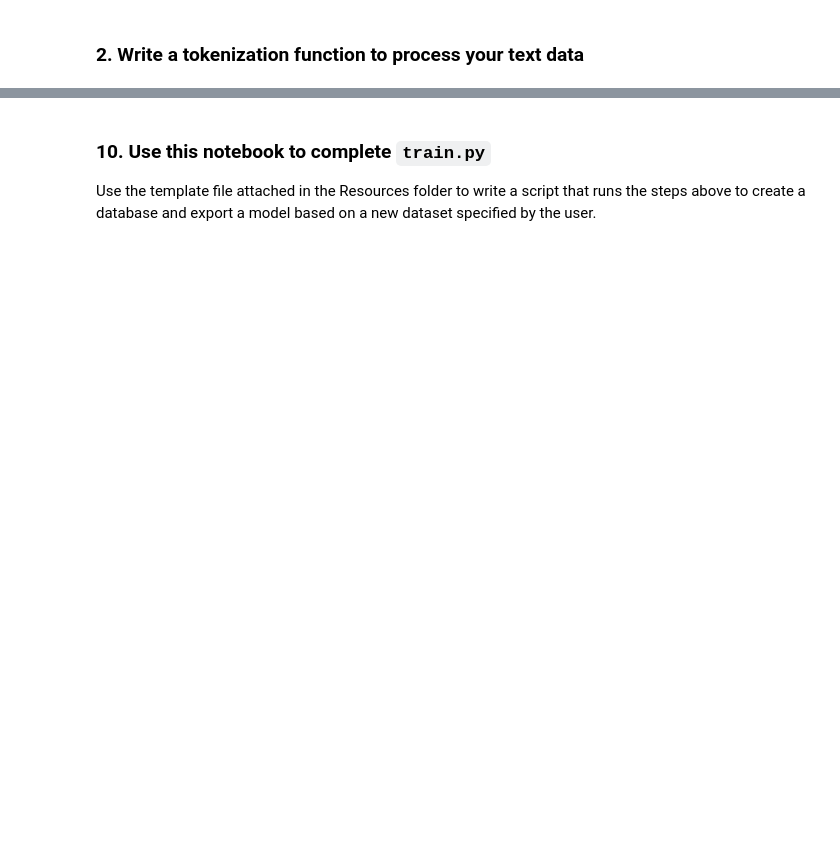
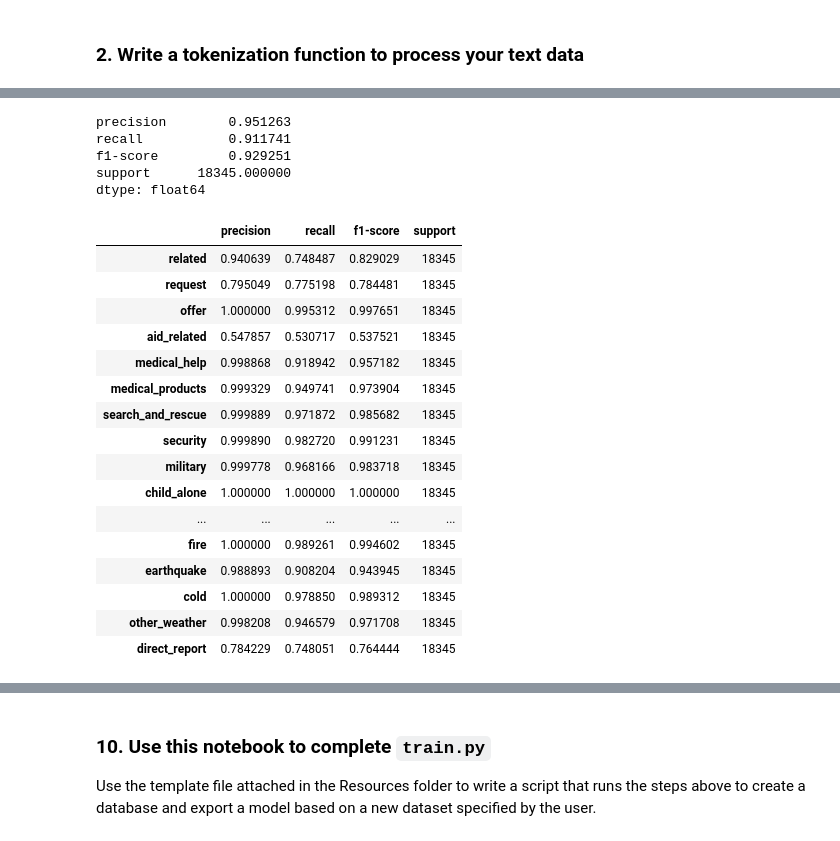
Before and after one commit to binh-bk/nltk-message-response, a Jupyter notebook: ML Pipeline Preparation.ipynb, the cells around one changed output, grey strips where cells are left out. Drawn from its saved outputs; the diff is of its cells as text; code cells hidden in the pictures; blank space fills up the shorter version.

```diff
--- a/ML Pipeline Preparation.ipynb
+++ b/ML Pipeline Preparation.ipynb
@@ -179,2 +48,0 @@ Pipeline(memory=None,
-# %%
-Y_predict = pipeline.predict(X_test)
@@ -271,0 +103,61 @@ weighted avg       0.95      0.80      0.86      7863
+# %%
+# print out scores with `classification_report`
+# three types of scores:
+# 1. precision -- portion of the corectly classified to the total classified
+# 2. recall -- portion of the corectly classified to the total items should be corectly classified
+# 3. f1-score -- weighted balance of recall and precision
+# more on these: https://en.wikipedia.org/wiki/F-score
+
+labels = df.columns[2:]
+def test_report(Y_predict, Y_test, verbose=False):
+    '''return a dictionary of scores from classification report'''
+
+    scores = dict()
+    for i in range(len(labels)):
+        report = classification_report(Y_predict[:, i], Y_test[:, i],
+                                           output_dict=True)
+        if verbose:
+            scores.update({labels[i]: report})
+        else:
+            scores.update({labels[i]: report['weighted avg']})
+    return scores
+# %%
+def quick_eval(model):
+    Y_predict = model.predict(X_test)
+    scores = test_report(Y_predict, Y_test)
+    df_scores = pd.DataFrame.from_dict(data=scores, orient='index')
+    print(df_scores.mean(axis=0))
+    return df_scores
+# %%
+# with Pipeline only, not GridSearch
+X_train, X_test, Y_train, Y_test = train_test_split(X, Y, test_size=0.7, random_state=1)
+pipeline_knn = Pipeline([
+    ('vect', CountVectorizer(tokenizer=tokenize)),
+    ('tfidf', TfidfTransformer()),
+    ('clf', MultiOutputClassifier(KNeighborsClassifier()))
+])
+pipeline_knn.fit(X_train, Y_train)
+quick_eval(pipeline_knn)
+# %% [output]
+precision        0.951263
+recall           0.911741
+f1-score         0.929251
+support      18345.000000
+dtype: float64
+|  | precision | recall | f1-score | support |
+| related | 0.940639 | 0.748487 | 0.829029 | 18345 |
+| request | 0.795049 | 0.775198 | 0.784481 | 18345 |
+| offer | 1.000000 | 0.995312 | 0.997651 | 18345 |
+| aid_related | 0.547857 | 0.530717 | 0.537521 | 18345 |
+| medical_help | 0.998868 | 0.918942 | 0.957182 | 18345 |
+| medical_products | 0.999329 | 0.949741 | 0.973904 | 18345 |
+| search_and_rescue | 0.999889 | 0.971872 | 0.985682 | 18345 |
+| security | 0.999890 | 0.982720 | 0.991231 | 18345 |
+| military | 0.999778 | 0.968166 | 0.983718 | 18345 |
+| child_alone | 1.000000 | 1.000000 | 1.000000 | 18345 |
+| ... | ... | ... | ... | ... |
+| fire | 1.000000 | 0.989261 | 0.994602 | 18345 |
+| earthquake | 0.988893 | 0.908204 | 0.943945 | 18345 |
+| cold | 1.000000 | 0.978850 | 0.989312 | 18345 |
+| other_weather | 0.998208 | 0.946579 | 0.971708 | 18345 |
+| direct_report | 0.784229 | 0.748051 | 0.764444 | 18345 |
```
Also changed, not shown: parts of 81 cells of this notebook, 14 other files.
